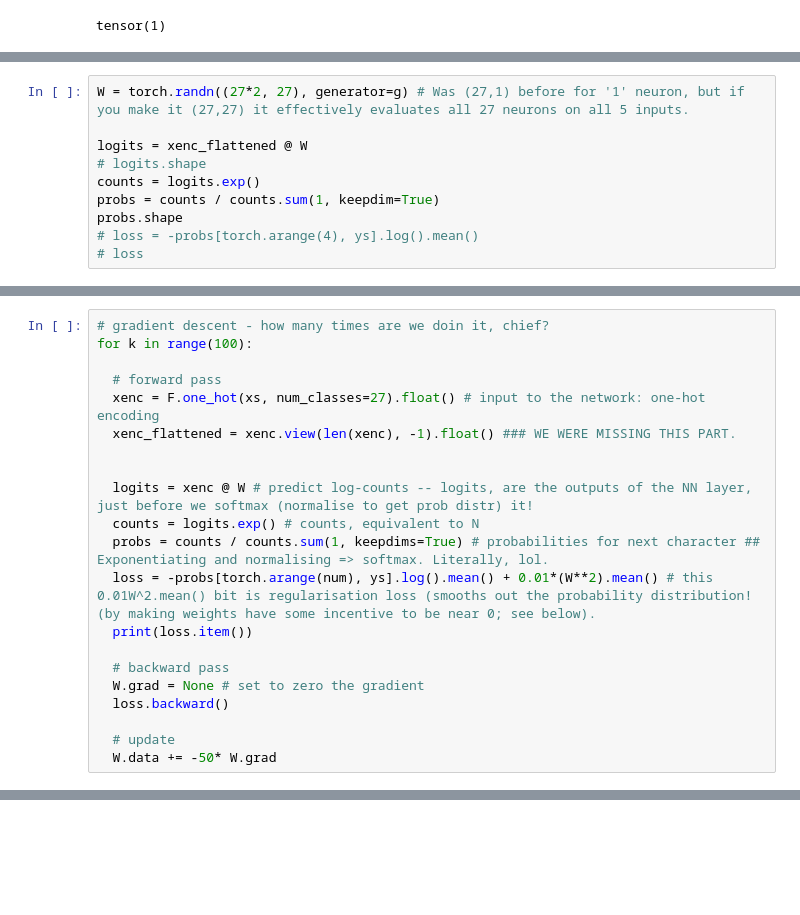
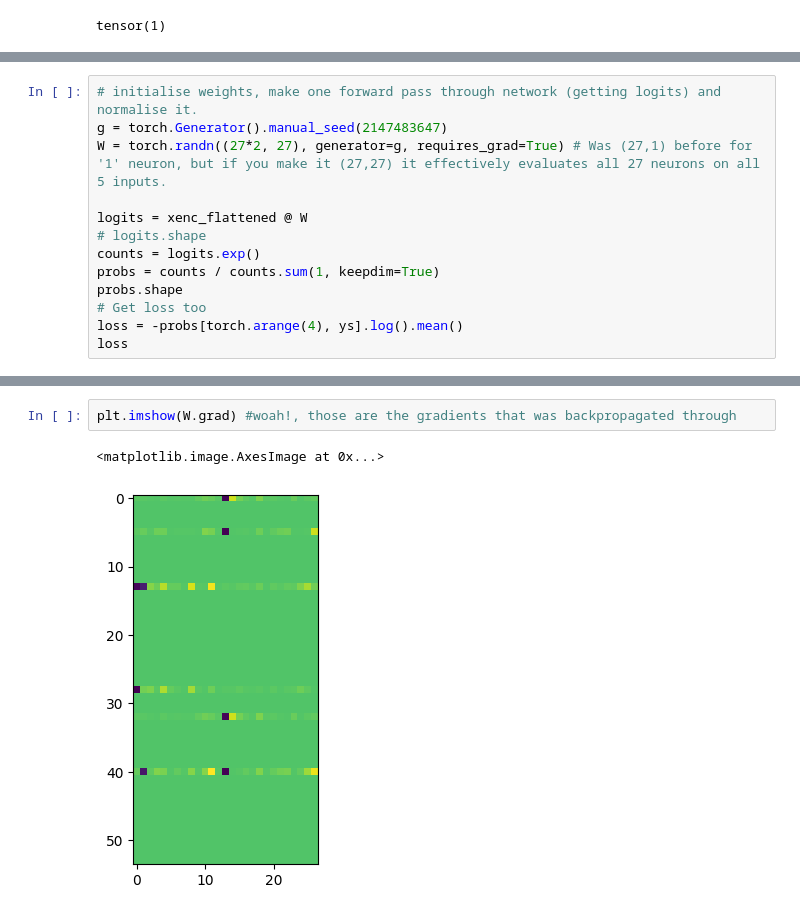
Before and after one commit to Antimatter543/karpathy-NN-lectures, a Jupyter notebook: 2 - makemore/vid_exercises.ipynb, the cells around one changed output, grey strips where cells are left out. Cells and saved outputs as stored; diff of their text form; blank space fills up the shorter version.

```diff
--- a/2 - makemore/vid_exercises.ipynb
+++ b/2 - makemore/vid_exercises.ipynb
@@ -222,12 +253,15 @@ xenc_flattened, xenc_flattened.shape
  torch.Size([4, 54]))
 # %%
-W = torch.randn((27*2, 27), generator=g) # Was (27,1) before for '1' neuron, but if you make it (27,27) it effectively evaluates all 27 neurons on all 5 inputs.
+# initialise weights, make one forward pass through network (getting logits) and normalise it.
+g = torch.Generator().manual_seed(2147483647)
+W = torch.randn((27*2, 27), generator=g, requires_grad=True) # Was (27,1) before for '1' neuron, but if you make it (27,27) it effectively evaluates all 27 neurons on all 5 inputs.
 
 logits = xenc_flattened @ W
 # logits.shape
 counts = logits.exp()
 probs = counts / counts.sum(1, keepdim=True)
 probs.shape
-# loss = -probs[torch.arange(4), ys].log().mean()
-# loss
+# Get loss too
+loss = -probs[torch.arange(4), ys].log().mean()
+loss
 # %% [output]
@@ -270,21 +271,0 @@ number of examples:  392226
-# %%
-# gradient descent - how many times are we doin it, chief?
-for k in range(100):
-
-  # forward pass
-  xenc = F.one_hot(xs, num_classes=27).float() # input to the network: one-hot encoding
-  xenc_flattened = xenc.view(len(xenc), -1).float() ### WE WERE MISSING THIS PART.
-
-
-  logits = xenc @ W # predict log-counts -- logits, are the outputs of the NN layer, just before we softmax (normalise to get prob distr) it!
-  counts = logits.exp() # counts, equivalent to N
-  probs = counts / counts.sum(1, keepdims=True) # probabilities for next character ## Exponentiating and normalising => softmax. Literally, lol.
-  loss = -probs[torch.arange(num), ys].log().mean() + 0.01*(W**2).mean() # this 0.01W^2.mean() bit is regularisation loss (smooths out the probability distribution! (by making weights have some incentive to be near 0; see below).
-  print(loss.item())
-
-  # backward pass
-  W.grad = None # set to zero the gradient
-  loss.backward()
-
-  # update
-  W.data += -50* W.grad
@@ -326,0 +272,5 @@ RuntimeError: mat1 and mat2 shapes cannot be multiplied (392226x27 and 54x27)
+# %%
+plt.imshow(W.grad) #woah!, those are the gradients that was backpropagated through
+# %% [output]
+<matplotlib.image.AxesImage at 0x...>
+[figure, added]
```
Also changed, not shown: parts of 12 cells of this notebook, 1 other file.
